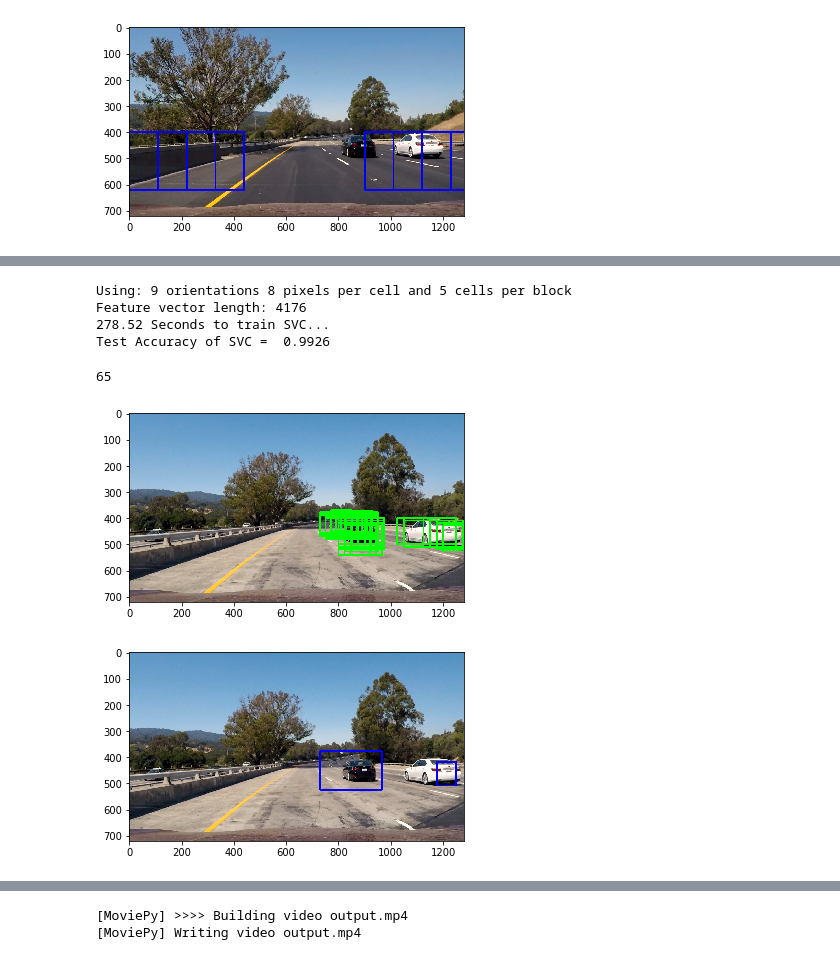
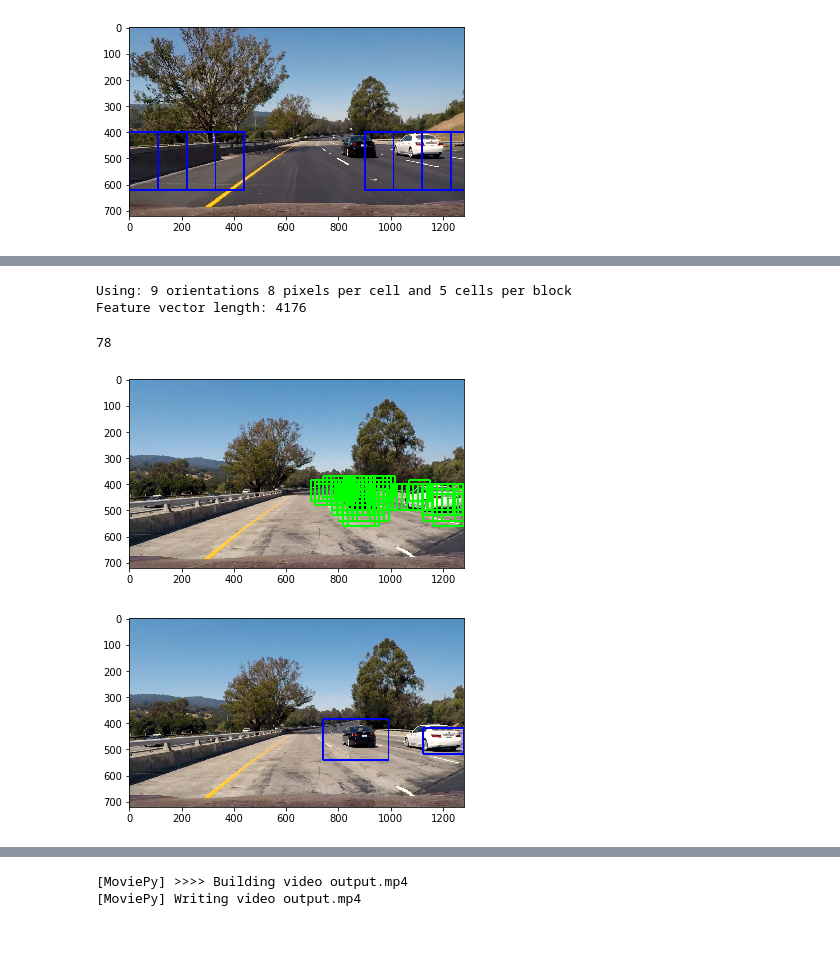
Before and after one commit to ravelantunes/CarND-Vehicle-Detection, a Jupyter notebook: Main.ipynb, the cells around one changed output, grey strips where cells are left out. Cells and saved outputs as stored; diff of their text form; code cells hidden in the pictures.

```diff
--- a/Main.ipynb
+++ b/Main.ipynb
@@ -454,31 +451,29 @@ print('Using:',orient,'orientations',pix_per_cell,
 print('Feature vector length:', len(X_train[0]))
 # Use a linear SVC
 # svc = LinearSVC()
-from sklearn import svm
-clf = svm.SVC()
-# Check the training time for the SVC
-t=time.time()
-clf.fit(X_train, y_train)
-t2 = time.time()
-print(round(t2-t, 2), 'Seconds to train SVC...')
-# Check the score of the SVC
-print('Test Accuracy of SVC = ', round(clf.score(X_test, y_test), 4))
-# Check the prediction time for a single sample
-t=time.time()
+# from sklearn import svm
+# clf = svm.SVC()
+# # Check the training time for the SVC
+# t=time.time()
+# clf.fit(X_train, y_train)
+# t2 = time.time()
+# print(round(t2-t, 2), 'Seconds to train SVC...')
+# # Check the score of the SVC
+# print('Test Accuracy of SVC = ', round(clf.score(X_test, y_test), 4))
+# # Check the prediction time for a single sample
+# t=time.time()
 # %% [output]
 Using: 9 orientations 8 pixels per cell and 5 cells per block
 Feature vector length: 4176
-278.52 Seconds to train SVC...
-Test Accuracy of SVC =  0.9926
 # %%
 # Save classifier
 import pickle
-f = open('with-new-data.pickle', 'wb')
-pickle.dump(clf, f)
-f.close()
+# f = open('with-new-data.pickle', 'wb')
+# pickle.dump(clf, f)
+# f.close()
 # %%
-with open('solid.pickle', 'rb') as f:
-    clf2 = pickle.load(f)
+with open('with-new-data.pickle', 'rb') as f:
+    clf = pickle.load(f)
 #     pass
 # %%
 def add_heat(heatmap, detected_windows):
@@ -503,6 +498,9 @@ def draw_labeled_bboxes(img, heatmap):
         nonzerox = np.array(nonzero[1])
         # Define a bounding box based on min/max x and y
         bbox = ((np.min(nonzerox), np.min(nonzeroy)), (np.max(nonzerox), np.max(nonzeroy)))
+
+        if (bbox[1][0]-bbox[0][0]) < (bbox[1][1]-bbox[0][1]):
+            continue
         # Draw the box on the image
         cv2.rectangle(img, bbox[0], bbox[1], (0,0,1.0), 6)
     # Return the image
@@ -510,33 +508,34 @@ def draw_labeled_bboxes(img, heatmap):
 # %%
 img = mpimg.imread('test_images/test1.jpg')
 img = img.astype(np.float32)/255
 # img = mpimg.imread('training_data/cars/GTI_Far/image0000.png')
 hot_windows = search_windows(img, windows, clf, X_scaler, color_space=color_space,
                         spatial_size=spatial_size, hist_bins=hist_bins,
                         orient=orient, pix_per_cell=pix_per_cell,
                         cell_per_block=cell_per_block,
                         hog_channel=hog_channel, spatial_feat=spatial_feat,
                         hist_feat=hist_feat, hog_feat=hog_feat)
+
 print(len(hot_windows))
 drawn = np.copy(img)
 for window in hot_windows:
     drawn = cv2.rectangle(drawn, window[0], window[1], (0,1.0,0), 6)
-#     hot = cv2.resize(img[window[0][1]:window[1][1], window[0][0]:window[1][0]], (64, 64))
+
 print_image(drawn)
 
 heatmap = np.zeros_like(img)
 heatmap = add_heat(heatmap, hot_windows)
 # print_image(heatmap)
 
-thresholded_heatmap = apply_threshold(heatmap, threshold=3)
+thresholded_heatmap = apply_threshold(heatmap, threshold=5)
 # print_image(thresholded_heatmap)
 
 labeled = draw_labeled_bboxes(img, heatmap)
 print_image(labeled)
 # %% [output]
-65
+78
-[figure, old version]
+[figure, new version]
-[figure, old version]
+[figure, new version]
 # %%
 def process_video(img, please_print=False):
     global previous_heatmap
```
Also changed, not shown: parts of 6 cells of this notebook.
